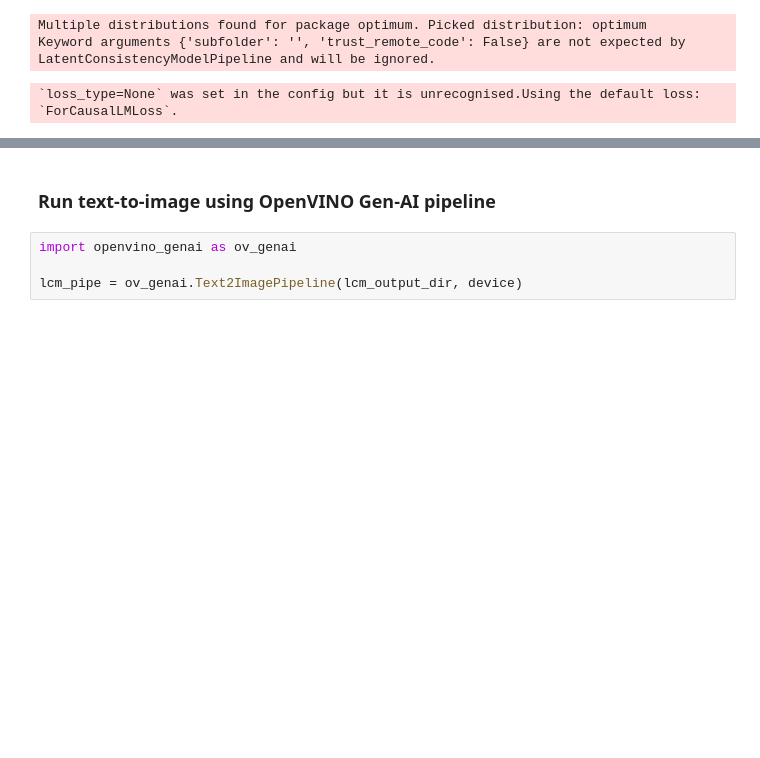
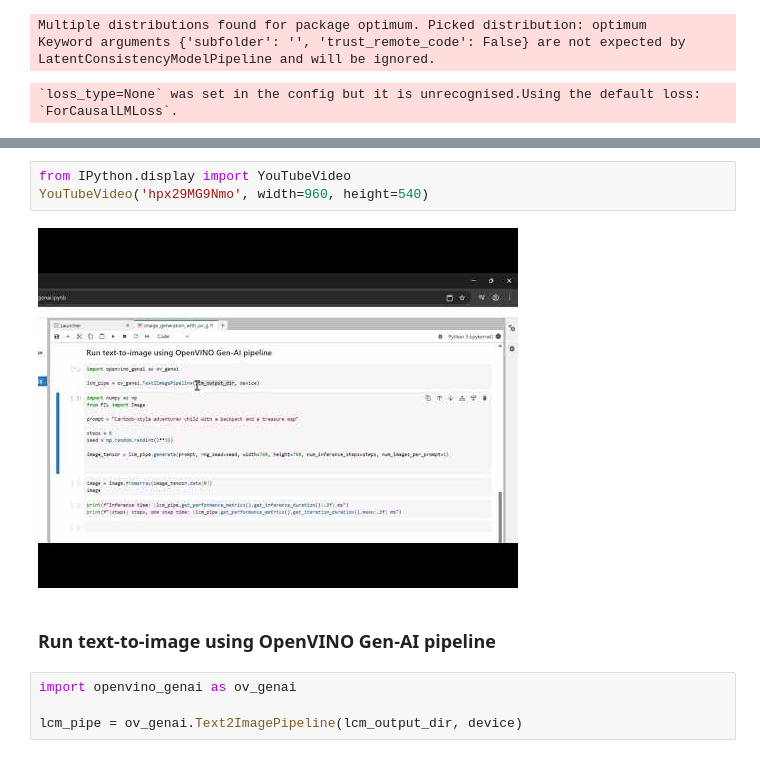
Before and after one commit to openvinotoolkit/openvino_build_deploy, a Jupyter notebook: trainings/image_generation/image_generation_with_ov_genai.ipynb, the cells around one changed output, grey strips where cells are left out. Saved outputs shown, nothing was run; the diff lists cells and outputs as text; blank space fills up the shorter version.

```diff
--- a/trainings/image_generation/image_generation_with_ov_genai.ipynb
+++ b/trainings/image_generation/image_generation_with_ov_genai.ipynb
@@ -45,3 +57,8 @@ image
+# %%
+from IPython.display import YouTubeVideo
+YouTubeVideo('hpx29MG9Nmo', width=960, height=540)
+# %% [output]
+[figure, added]
 # %% [markdown]
 ### Run text-to-image using OpenVINO Gen-AI pipeline
 # %%
```
Also changed, not shown: parts of 7 cells of this notebook.
